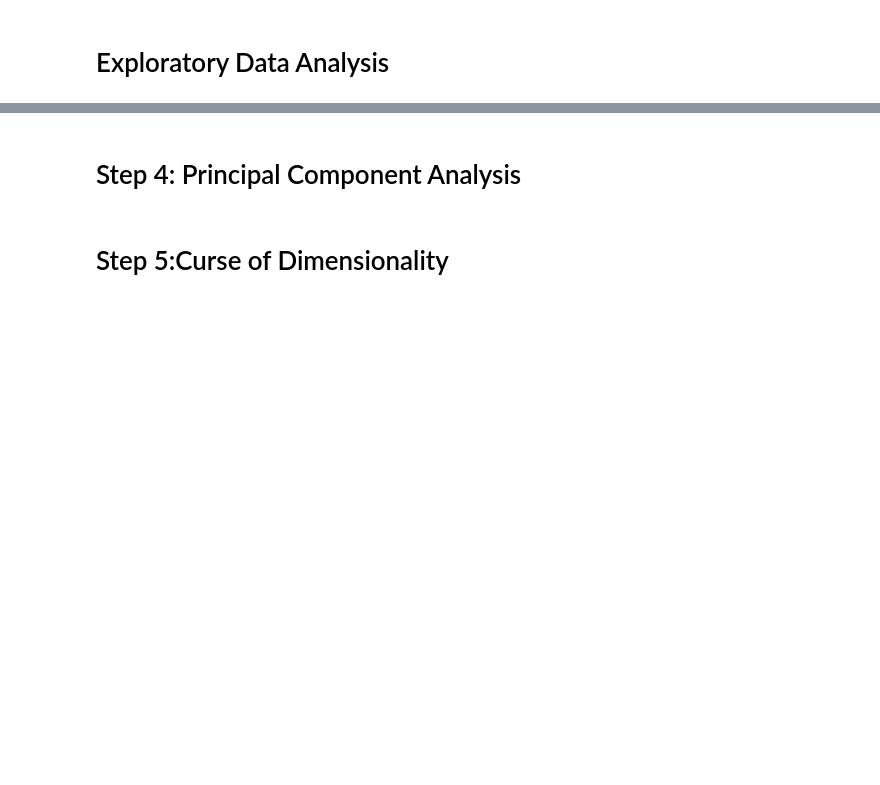
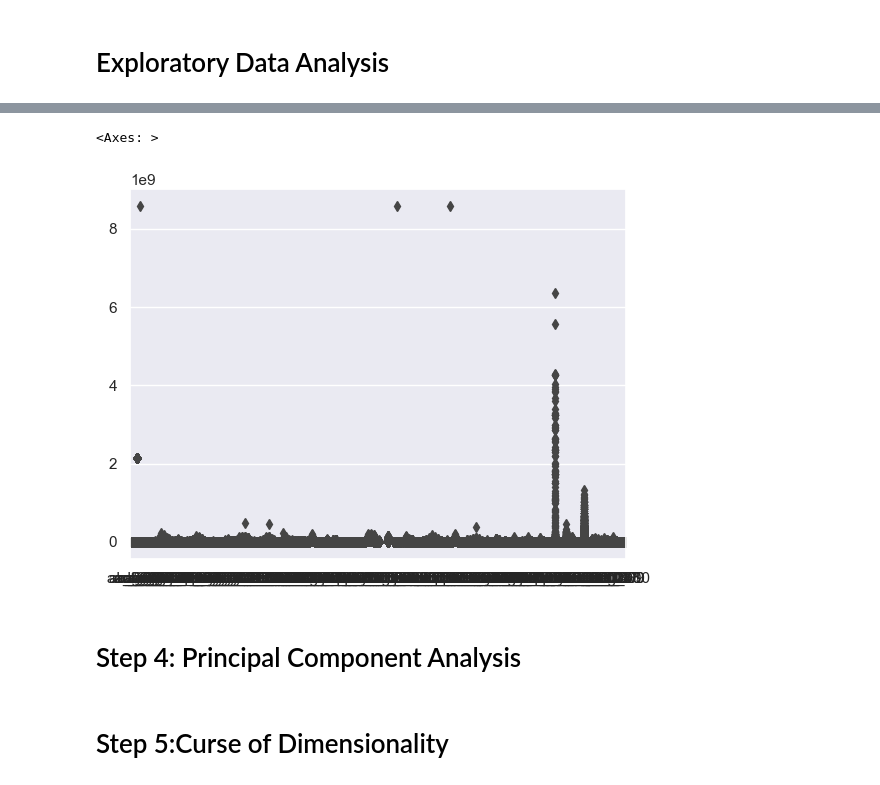
Before and after one commit to sba23416/SBA23416-Data_PreP_CA1, a Jupyter notebook: HodanMohamedAbdi_DataPrepHDip_CA1.ipynb, the cells around one changed output, grey strips where cells are left out. Drawn from its saved outputs; the diff is of its cells as text; code cells hidden in the pictures; blank space fills up the shorter version.

```diff
--- a/HodanMohamedAbdi_DataPrepHDip_CA1.ipynb
+++ b/HodanMohamedAbdi_DataPrepHDip_CA1.ipynb
@@ -172,0 +205,4 @@ Length: 171, dtype: int64
+# %%
+mvf=["na"]
+# %%
+aps_failure_df=pd.read_csv("aps_failure_set (2).csv" , na_values=mvf)
@@ -172,0 +234,4 @@ Length: 171, dtype: int64
+# %%
+aps_failure_df=aps_failure_df.drop(aps_failure_df.columns[aps_failure_df.isnull().mean()>10])
+# %%
+aps_failure_df.fillna(aps_failure_df.median(),inplace=True)
@@ -173,3 +264,8 @@ Length: 171, dtype: int64
+# %%
+sns.boxplot(data=aps_failure_df)
+# %% [output]
+<Axes: >
+[figure, added]
 # %% [markdown]
 # Step 4: Principal Component Analysis
 # %% [markdown]
```
Also changed, not shown: parts of 12 cells of this notebook.
